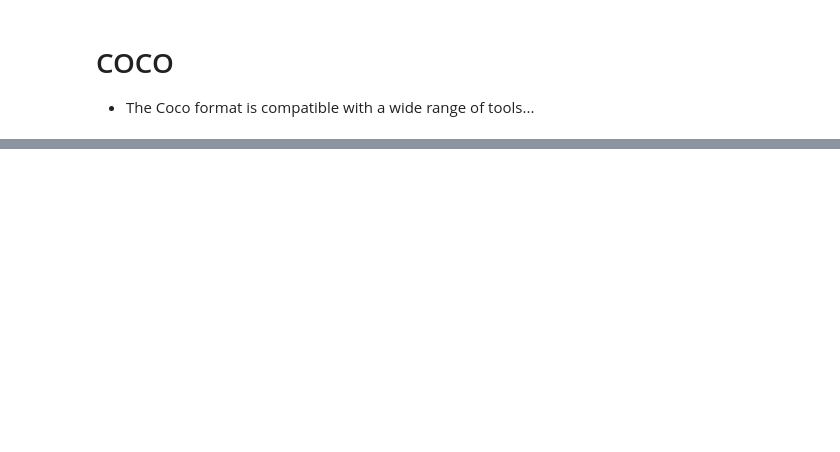
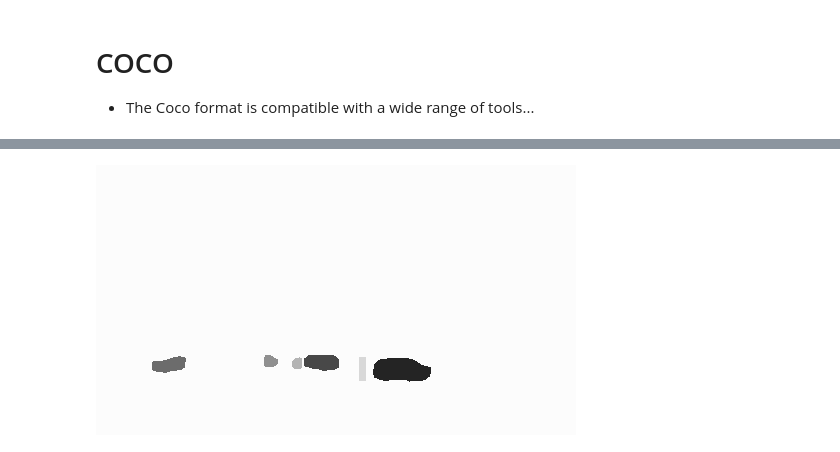
Before and after one commit to Labelbox/labelbox-python, a Jupyter notebook: examples/annotation_types/coco.ipynb, the cells around one changed output, grey strips where cells are left out. Drawn from its saved outputs; the diff is of its cells as text; code cells hidden in the pictures; blank space fills up the shorter version.

```diff
--- a/examples/annotation_types/coco.ipynb
+++ b/examples/annotation_types/coco.ipynb
@@ -438,0 +560,4 @@ register_coco_panoptic_separated('panoptic_train_6', mmeta, )
+# %%
+Image.fromarray( panoptic_seg.numpy().astype(np.uint8)* 36)
+# %% [output]
+[figure, added]
```
Also changed, not shown: parts of 28 cells of this notebook, 1 other file.
